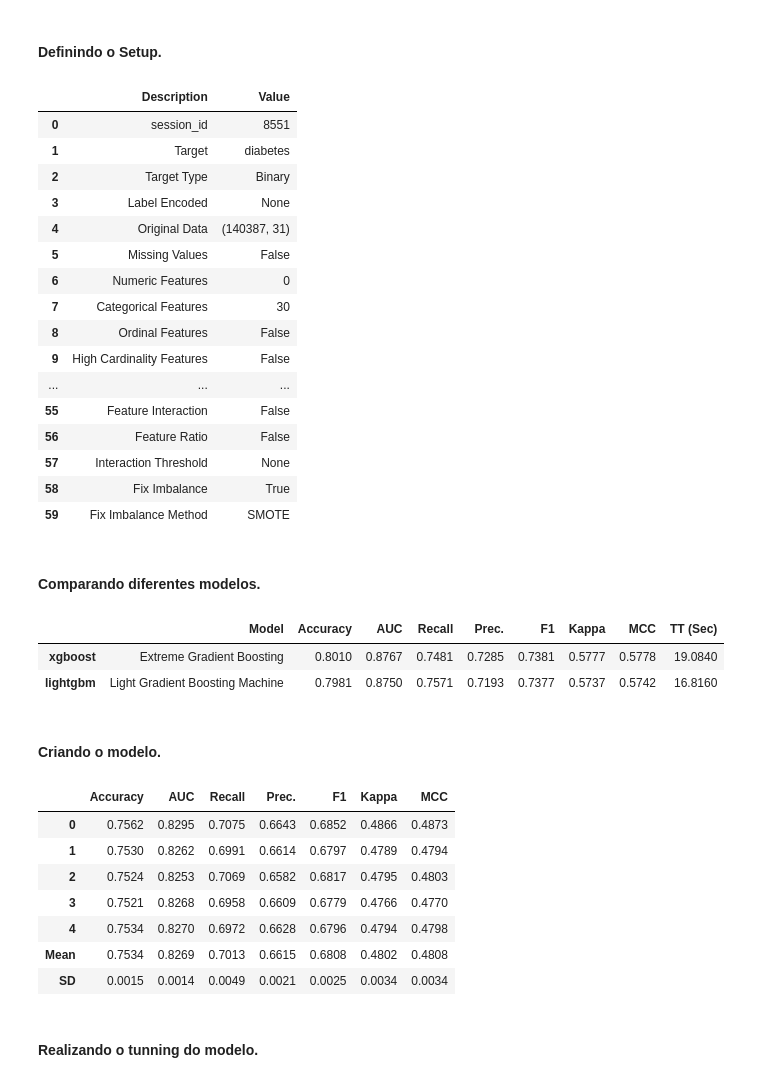
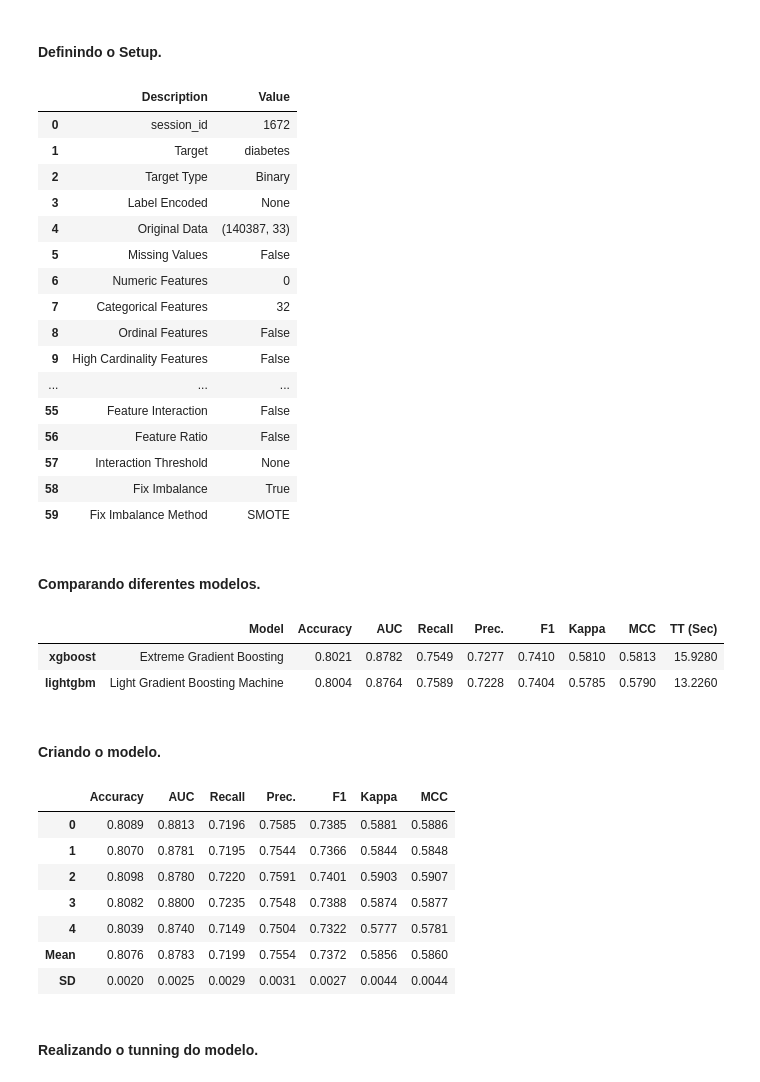
Before and after one commit to Joaquim-Santos/Analysis-of-Diabetes-Risk-Factors, a Jupyter notebook: notebooks/machine_learning_deploy.ipynb, the cells around one changed output. Saved outputs shown, nothing was run; the diff lists cells and outputs as text; code cells hidden in the pictures.

```diff
--- a/notebooks/machine_learning_deploy.ipynb
+++ b/notebooks/machine_learning_deploy.ipynb
@@ -331,25 +324,23 @@ from pycaret.classification import *
 x_smote['diabetes']=y_smote
 defined_setup = setup(x_smote
           ,target = "diabetes"
-          ,normalize = False
+          ,normalize = True
           ,categorical_features=list(X.columns)
-          #,normalize_method = "minmax"
+          ,normalize_method = "minmax"
           ,data_split_stratify = True
           ,fix_imbalance = True,
-          fix_imbalance_method = SMOTE(sampling_strategy=0.8),
-          feature_selection = True,
-          #feature_selection_threshold = 0.9
+          fix_imbalance_method = SMOTE(sampling_strategy=0.8)
          )
 # %% [output]
 |  | Description | Value |
-| 0 | session_id | 8551 |
+| 0 | session_id | 1672 |
 | 1 | Target | diabetes |
 | 2 | Target Type | Binary |
 | 3 | Label Encoded | None |
-| 4 | Original Data | (140387, 31) |
+| 4 | Original Data | (140387, 33) |
 | 5 | Missing Values | False |
 | 6 | Numeric Features | 0 |
-| 7 | Categorical Features | 30 |
+| 7 | Categorical Features | 32 |
 | 8 | Ordinal Features | False |
 | 9 | High Cardinality Features | False |
 | ... | ... | ... |
@@ -360,25 +351,25 @@ defined_setup = setup(x_smote
 | 59 | Fix Imbalance Method | SMOTE |
 # %% [markdown]
 #### Comparando diferentes modelos.
-# %%
-best_model = compare_models(fold = 5,sort = 'AUC', include = ['lightgbm', 'xgboost'], probability_threshold = 0.45)
-# %% [output]
-|  | Model | Accuracy | AUC | Recall | Prec. | F1 | Kappa | MCC | TT (Sec) |
-| xgboost | Extreme Gradient Boosting | 0.8010 | 0.8767 | 0.7481 | 0.7285 | 0.7381 | 0.5777 | 0.5778 | 19.0840 |
-| lightgbm | Light Gradient Boosting Machine | 0.7981 | 0.8750 | 0.7571 | 0.7193 | 0.7377 | 0.5737 | 0.5742 | 16.8160 |
+# %%
+best_model = compare_models(fold = 5,sort = 'AUC', include = ['lightgbm', 'xgboost'], probability_threshold = 0.45)
+# %% [output]
+|  | Model | Accuracy | AUC | Recall | Prec. | F1 | Kappa | MCC | TT (Sec) |
+| xgboost | Extreme Gradient Boosting | 0.8021 | 0.8782 | 0.7549 | 0.7277 | 0.7410 | 0.5810 | 0.5813 | 15.9280 |
+| lightgbm | Light Gradient Boosting Machine | 0.8004 | 0.8764 | 0.7589 | 0.7228 | 0.7404 | 0.5785 | 0.5790 | 13.2260 |
 # %% [markdown]
 #### Criando o modelo.
 # %%
-light_gbm = create_model('lightgbm', fold = 5)
+xgboost = create_model('xgboost', fold = 5)
 # %% [output]
 |  | Accuracy | AUC | Recall | Prec. | F1 | Kappa | MCC |
-| 0 | 0.7562 | 0.8295 | 0.7075 | 0.6643 | 0.6852 | 0.4866 | 0.4873 |
-| 1 | 0.7530 | 0.8262 | 0.6991 | 0.6614 | 0.6797 | 0.4789 | 0.4794 |
-| 2 | 0.7524 | 0.8253 | 0.7069 | 0.6582 | 0.6817 | 0.4795 | 0.4803 |
-| 3 | 0.7521 | 0.8268 | 0.6958 | 0.6609 | 0.6779 | 0.4766 | 0.4770 |
-| 4 | 0.7534 | 0.8270 | 0.6972 | 0.6628 | 0.6796 | 0.4794 | 0.4798 |
-| Mean | 0.7534 | 0.8269 | 0.7013 | 0.6615 | 0.6808 | 0.4802 | 0.4808 |
-| SD | 0.0015 | 0.0014 | 0.0049 | 0.0021 | 0.0025 | 0.0034 | 0.0034 |
+| 0 | 0.8089 | 0.8813 | 0.7196 | 0.7585 | 0.7385 | 0.5881 | 0.5886 |
+| 1 | 0.8070 | 0.8781 | 0.7195 | 0.7544 | 0.7366 | 0.5844 | 0.5848 |
+| 2 | 0.8098 | 0.8780 | 0.7220 | 0.7591 | 0.7401 | 0.5903 | 0.5907 |
+| 3 | 0.8082 | 0.8800 | 0.7235 | 0.7548 | 0.7388 | 0.5874 | 0.5877 |
+| 4 | 0.8039 | 0.8740 | 0.7149 | 0.7504 | 0.7322 | 0.5777 | 0.5781 |
+| Mean | 0.8076 | 0.8783 | 0.7199 | 0.7554 | 0.7372 | 0.5856 | 0.5860 |
+| SD | 0.0020 | 0.0025 | 0.0029 | 0.0031 | 0.0027 | 0.0044 | 0.0044 |
 # %% [markdown]
 #### Realizando o tunning do modelo.
 # %%
```
Also changed, not shown: parts of 6 cells of this notebook, 2 other files.
